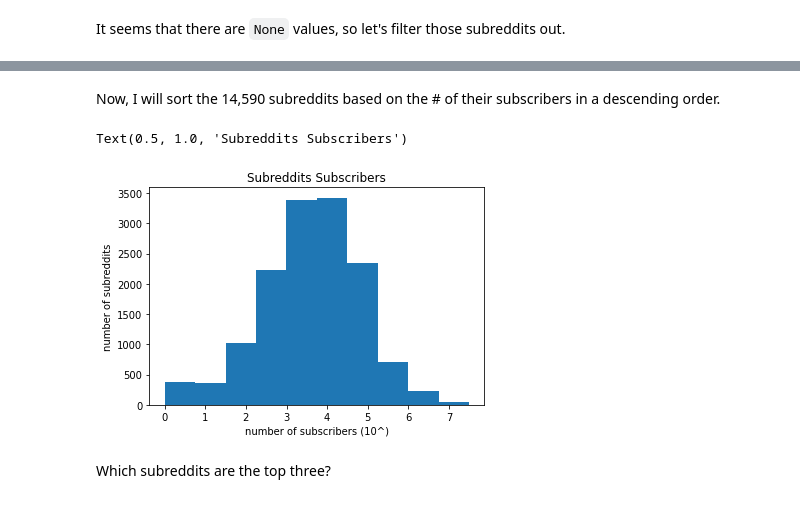
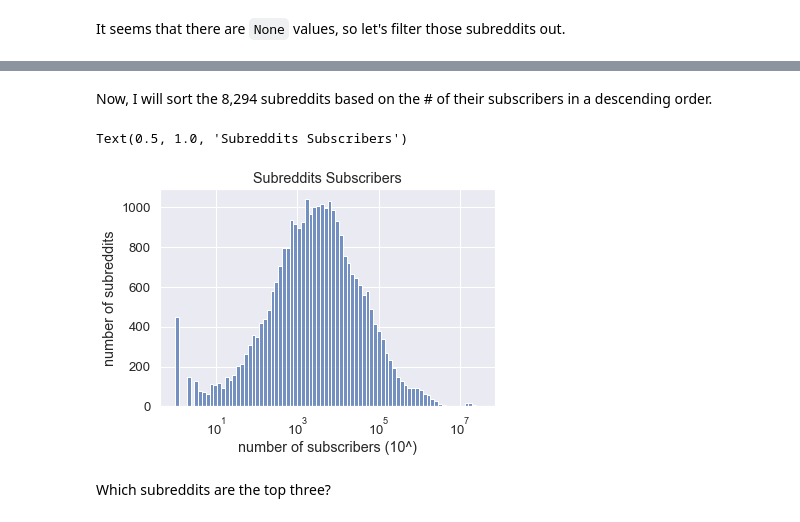
Before and after one commit to jsirait/honor_thesis, a Jupyter notebook: notebooks/Notebook6.Clustering and Co-Clustering.ipynb, the cells around one changed output, grey strips where cells are left out. Drawn from its saved outputs; the diff is of its cells as text; code cells hidden in the pictures.

```diff
--- a/notebooks/Notebook6.Clustering and Co-Clustering.ipynb
+++ b/notebooks/Notebook6.Clustering and Co-Clustering.ipynb
@@ -263,0 +526,14 @@ len(subreddits)
+# %%
+# subreddits = subs
+subreddits = set()
+nsr_files = [ns_subreddit_01, ns_subreddit_02, ns_subreddit_03, ns_subreddit_04, ns_subreddit_05, ns_subreddit_06]
+# first, I filter for only the subreddits in which our news sources are mentioned
+for n in non_outlier:
+    subreddits = (subreddits | set(ns_subreddit_01.get(n, dict()).keys())
+                               | set(ns_subreddit_02.get(n, dict()).keys())
+                               | set(ns_subreddit_03.get(n, dict()).keys())
+                               | set(ns_subreddit_04.get(n, dict()).keys())
+                               | set(ns_subreddit_05.get(n, dict()).keys())
+                               | set(ns_subreddit_06.get(n, dict()).keys()))
+subreddits = list(subreddits)
+len(subreddits)
@@ -283,5 +561,9 @@ If I should order them later, I can do so.
+# %%
+pd1 = os.path.split(os.getcwd())[0]
+data_fp = os.path.join(pd1,"data/gm-newssources-subreddits")
+dfp = os.path.join(pd1,"data")
 # %%
-sfp = os.path.join(pd,"subreddits")
+sfp = os.path.join(pd1,"data/subreddits")
 # %%
 # Let's only use the subreddits that have lots of subscribers
 with open (os.path.join(sfp,"subreddit_subscribers.json"), "r", encoding = "utf-8") as infile:
@@ -303,4 +583,4 @@ len(subreddits)
 # %%
-subreddits_w_subc = [subreddits[k] for k in range(len(subreddits)) if subreddits[k] in subreddit_subscribers]
+subreddits_w_subc = [k for k in subreddits if k in subreddit_subscribers]
 len(subreddits_w_subc)
 # %% [output]
@@ -320,20 +600,20 @@ len(subreddits_w_subc)
 # %% [markdown]
-Now, I will sort the 14,590 subreddits based on the # of their subscribers in a descending order.
+Now, I will sort the 8,294 subreddits based on the # of their subscribers in a descending order.
 # %%
 srs_all = sorted(subreddits_w_subc, key= lambda x: subreddit_subscribers[x], reverse= True)
 # %%
-plt.hist([math.log(subreddit_subscribers[s],10) for s in srs_all if subreddit_subscribers[s] > 0])
-
+# plt.hist([math.log(subreddit_subscribers[s],10) for s in srs_all if subreddit_subscribers[s] > 0])
+sns.histplot([subreddit_subscribers[s] for s in srs_all if subreddit_subscribers[s]>0], log_scale=True)
 # plt.hist([subreddit_subscribers[s] for s in srs_all if subreddit_subscribers[s] > 0])
 # plt.yscale("log")
 # plt.xscale("log")
 plt.ylabel("number of subreddits")
 plt.xlabel("number of subscribers (10^)")
 plt.title("Subreddits Subscribers")
 # log scale for both x and y
 # %% [output]
 Text(0.5, 1.0, 'Subreddits Subscribers')
-[figure, old version]
+[figure, new version]
 # %% [markdown]
 Which subreddits are the top three?
 # %%
```
Also changed, not shown: parts of 182 cells of this notebook, 45 other files.
